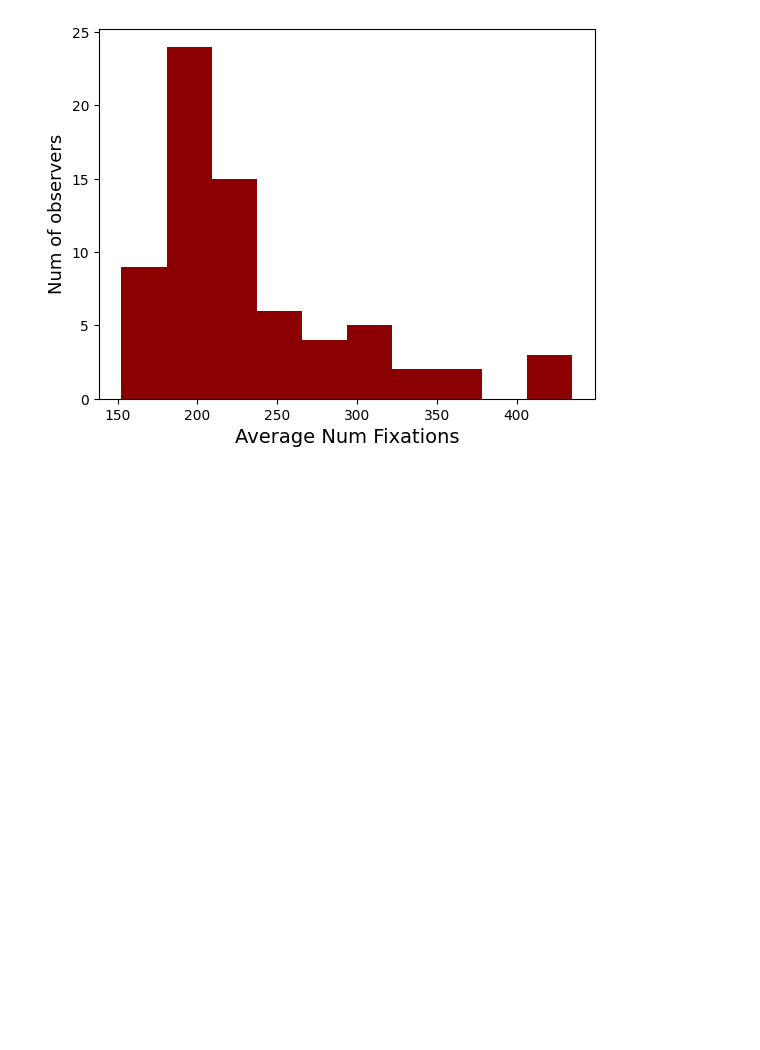
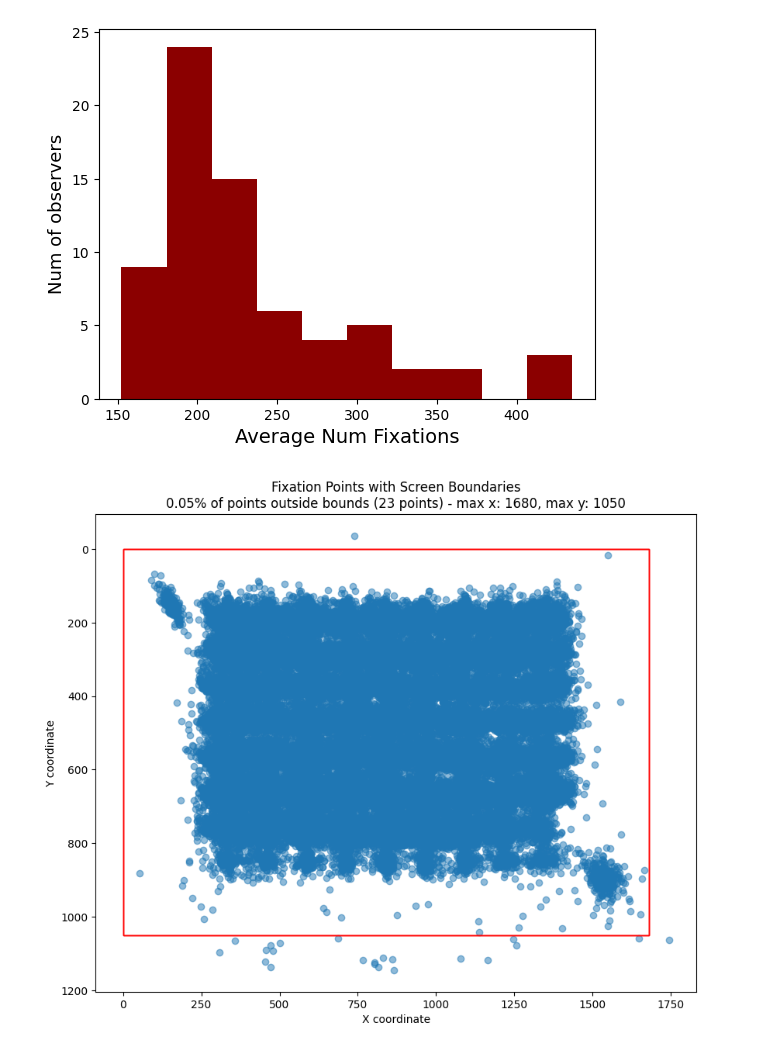
Before and after one commit to nicofilippucci/PyEyeSim, a Jupyter notebook: Notebooks/ReportAngleMethod.ipynb, the cells around one changed output. Drawn from its saved outputs; the diff is of its cells as text; code cells hidden in the pictures; blank space fills up the shorter version.

```diff
--- a/Notebooks/ReportAngleMethod.ipynb
+++ b/Notebooks/ReportAngleMethod.ipynb
@@ -151,3 +48,7 @@ Mean scanpath  length:  21945.6  +/-  3936.5  pixels
 [figure]
 [figure]
 [figure]
+# %%
+DyslexiaDat.visualizeData()
+# %% [output]
+[figure, added]
```
Also changed, not shown: parts of 6 cells of this notebook, 10 other files.
